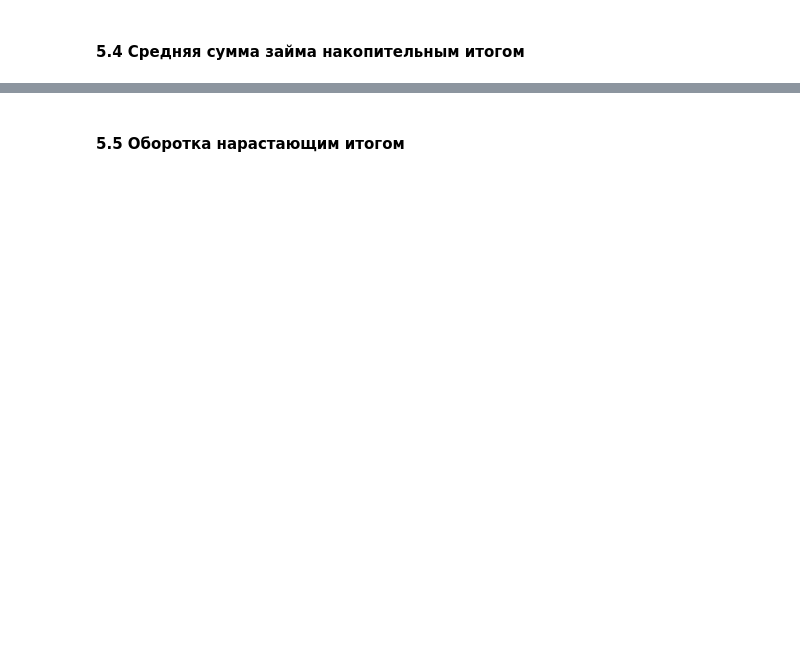
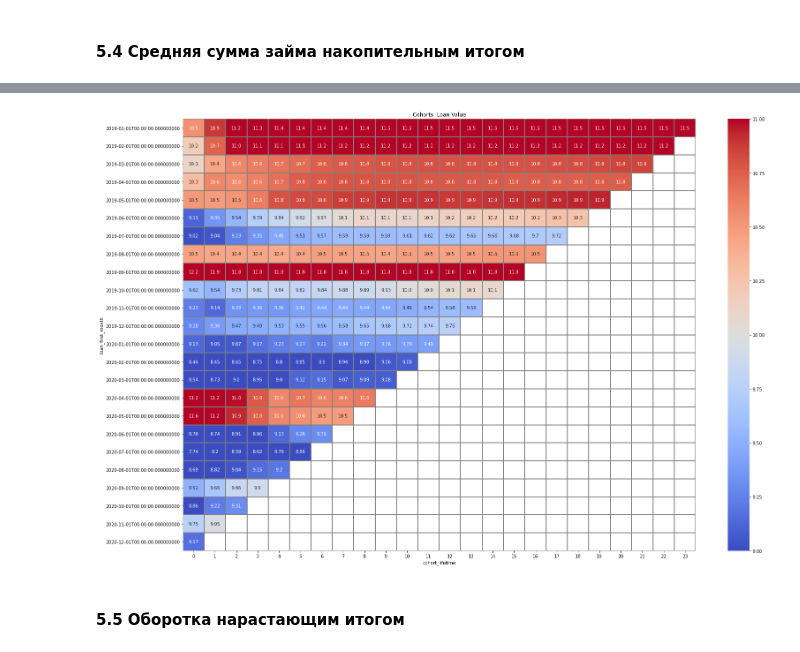
Before and after one commit to g0vn0c0d3r/da, a Jupyter notebook: KONGA/KONGA.ipynb, the cells around one changed output, grey strips where cells are left out. Drawn from its saved outputs; the diff is of its cells as text; code cells hidden in the pictures; blank space fills up the shorter version.

```diff
--- a/KONGA/KONGA.ipynb
+++ b/KONGA/KONGA.ipynb
@@ -897,9 +1059,11 @@ avg_cumsum_loan_pivot = avg_cumsum_loan_value.pivot_table(index='loan_first_mont
 # %%
 # Наведем немного крастоты
 plt.figure(figsize=(26, 18))
 plt.title('Cohorts: Loan Value')
 sns.heatmap(avg_cumsum_loan_pivot, annot=True, fmt='.3', linewidths=1,
-            linecolor='grey', cmap='coolwarm', vmin=9, vmax=10.1);
+            linecolor='grey', cmap='coolwarm', vmin=9, vmax=11);
+# %% [output]
+[figure, added]
 # %% [markdown]
 #### 5.5 Оборотка нарастающим итогом
 # %%
```
Also changed, not shown: parts of 38 cells of this notebook.
